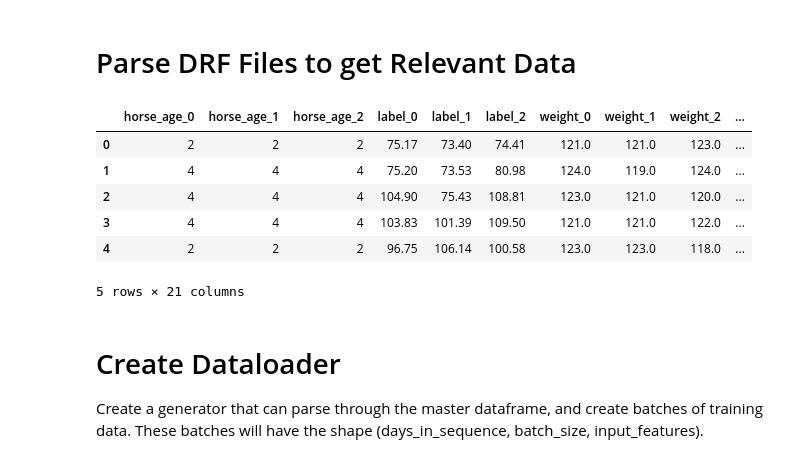
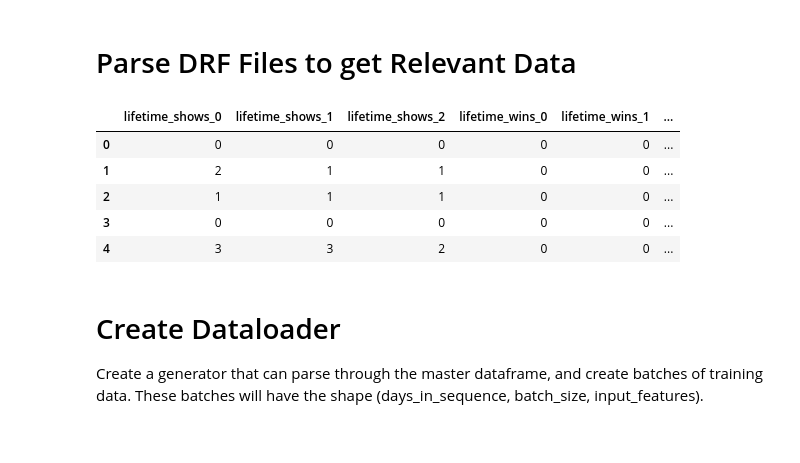
Before and after one commit to ncasale/razor-ml, a Jupyter notebook: Razor_ML.ipynb, the cells around one changed output. Drawn from its saved outputs; the diff is of its cells as text; code cells hidden in the pictures.

Commit message:
Added lifetime stats derivation

```diff
--- a/Razor_ML.ipynb
+++ b/Razor_ML.ipynb
@@ -77,15 +164,16 @@ def slice_df(df, num_races=3):
 # %%
+pd.set_option('display.max_columns', None) # Remove
 days_in_sequence = 3
 master_df = generate_master_df('./input_files/', days_in_sequence)
+master_df = derive_fields(master_df, days_in_sequence)
 master_df.head(5)
 # %% [output]
-|  | horse_age_0 | horse_age_1 | horse_age_2 | label_0 | label_1 | label_2 | weight_0 | weight_1 | weight_2 | ... |
-| 0 | 2 | 2 | 2 | 75.17 | 73.40 | 74.41 | 121.0 | 121.0 | 123.0 | ... |
-| 1 | 4 | 4 | 4 | 75.20 | 73.53 | 80.98 | 124.0 | 119.0 | 124.0 | ... |
-| 2 | 4 | 4 | 4 | 104.90 | 75.43 | 108.81 | 123.0 | 121.0 | 120.0 | ... |
-| 3 | 4 | 4 | 4 | 103.83 | 101.39 | 109.50 | 121.0 | 121.0 | 122.0 | ... |
-| 4 | 2 | 2 | 2 | 96.75 | 106.14 | 100.58 | 123.0 | 123.0 | 118.0 | ... |
+|  | lifetime_shows_0 | lifetime_shows_1 | lifetime_shows_2 | lifetime_wins_0 | lifetime_wins_1 | ... |
+| 0 | 0 | 0 | 0 | 0 | 0 | ... |
+| 1 | 2 | 1 | 1 | 0 | 0 | ... |
+| 2 | 1 | 1 | 1 | 0 | 0 | ... |
+| 3 | 0 | 0 | 0 | 0 | 0 | ... |
+| 4 | 3 | 3 | 2 | 0 | 0 | ... |
-5 rows × 21 columns
 # %% [markdown]
 # Create Dataloader
 Create a generator that can parse through the master dataframe, and create batches of training data. These batches will have the shape (days_in_sequence, batch_size, input_features).
```
Also changed, not shown: parts of 9 cells of this notebook.
